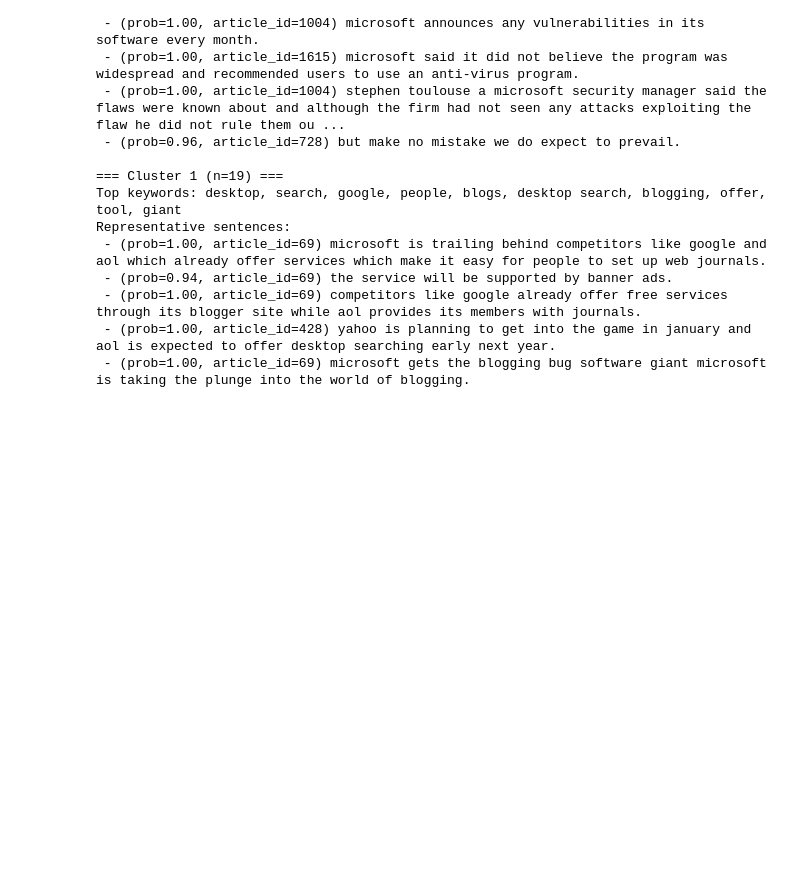
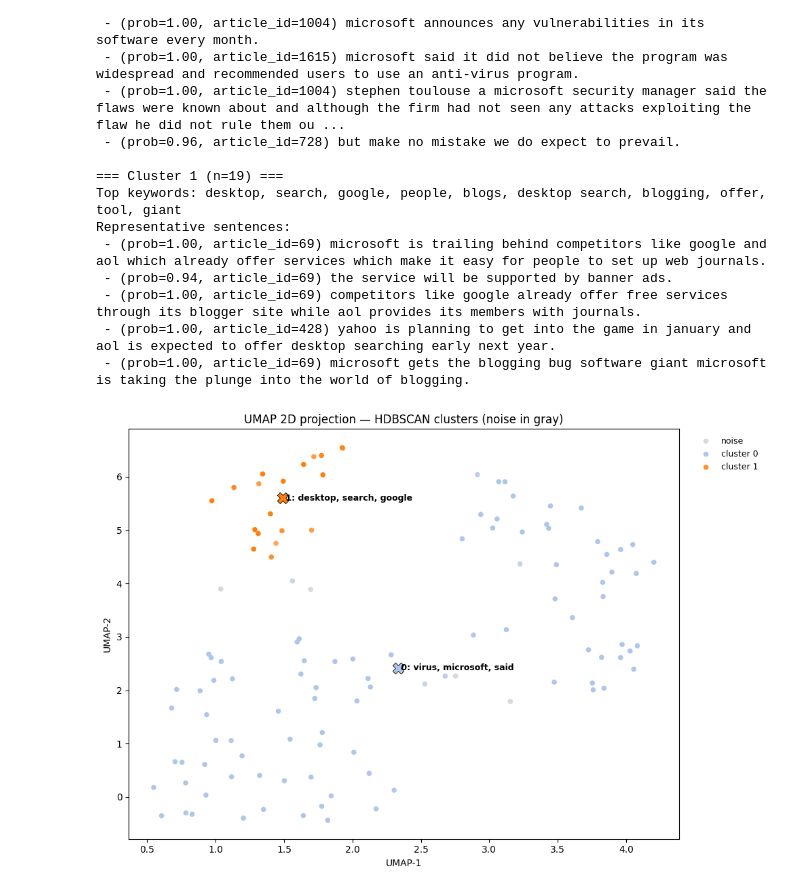
Before and after one commit to gaurav1-9/temporal-topical-sorting, a Jupyter notebook: bbc/code_v1.ipynb, the cells around one changed output. Saved outputs shown, nothing was run; the diff lists cells and outputs as text; code cells hidden in the pictures; blank space fills up the shorter version.

Commit message:
visualization

```diff
--- a/bbc/code_v1.ipynb
+++ b/bbc/code_v1.ipynb
@@ -441,0 +444,60 @@ summary_df.to_csv(r"dataset\output\cluster_summaries.csv", index=False)
+# %%
+plt.rcParams["figure.dpi"] = 120
+plt.style.use('default')
+fig, ax = plt.subplots(figsize=(10, 7))
+
+df = sent_emb_df.copy().reset_index(drop=True)
+xs = df["umap_x"].values
+ys = df["umap_y"].values
+labels = df["hdb_cluster"].values
+probs = df["hdb_prob"].values
+
+# Determine unique clusters and colors
+unique_clusters = sorted(df["hdb_cluster"].unique())
+# assign gray for noise (-1)
+palette = plt.get_cmap("tab20")
+cluster_colors = {c: (0,0,0) if c == -1 else palette(i % 50) for i, c in enumerate(unique_clusters)}
+
+# Plot points: make high-prob points more opaque, low-prob more transparent
+alphas = np.clip((probs - 0.2) / 0.8, 0.15, 1.0)  # scale prob->alpha (so low prob still visible)
+for c in unique_clusters:
+    mask = (labels == c)
+    ax.scatter(xs[mask], ys[mask],
+               s=30,
+               alpha=alphas[mask],
+               color=cluster_colors[c],
+               label=("noise" if c == -1 else f"cluster {c}"),
+               linewidths=0.2,
+               edgecolors="none")
+
+# Compute and plot centroids for non-noise clusters
+non_noise = [c for c in unique_clusters if c != -1]
+centroids = {}
+for c in non_noise:
+    mask = (labels == c)
+    if mask.sum() == 0:
+        continue
+    cx = xs[mask].mean()
+    cy = ys[mask].mean()
+    centroids[c] = (cx, cy)
+    ax.scatter(cx, cy, s=140, marker="X", color=cluster_colors[c], edgecolor="k", linewidth=0.6)
+
+# Annotate centroid with cluster id and top keywords (if summary_df available)
+if 'summary_df' in globals():
+    for _, row in summary_df.iterrows():
+        cid = row['cluster_id']
+        if cid in centroids:
+            cx, cy = centroids[cid]
+            # take first 3 keywords for short label
+            kw = row['top_keywords'].split(';')[:3] if isinstance(row['top_keywords'], str) else []
+            ax.text(cx, cy, f" {cid}: " + ", ".join([k.strip() for k in kw]),
+                    fontsize=9, fontweight='bold', verticalalignment='center')
+
+ax.set_title("UMAP 2D projection — HDBSCAN clusters (noise in gray)")
+ax.set_xlabel("UMAP-1")
+ax.set_ylabel("UMAP-2")
+ax.legend(bbox_to_anchor=(1.02, 1), loc='upper left', frameon=False, fontsize=9)
+plt.tight_layout()
+plt.show()
+# %% [output]
+[figure, added]
```
Also changed, not shown: parts of 1 cell of this notebook.
